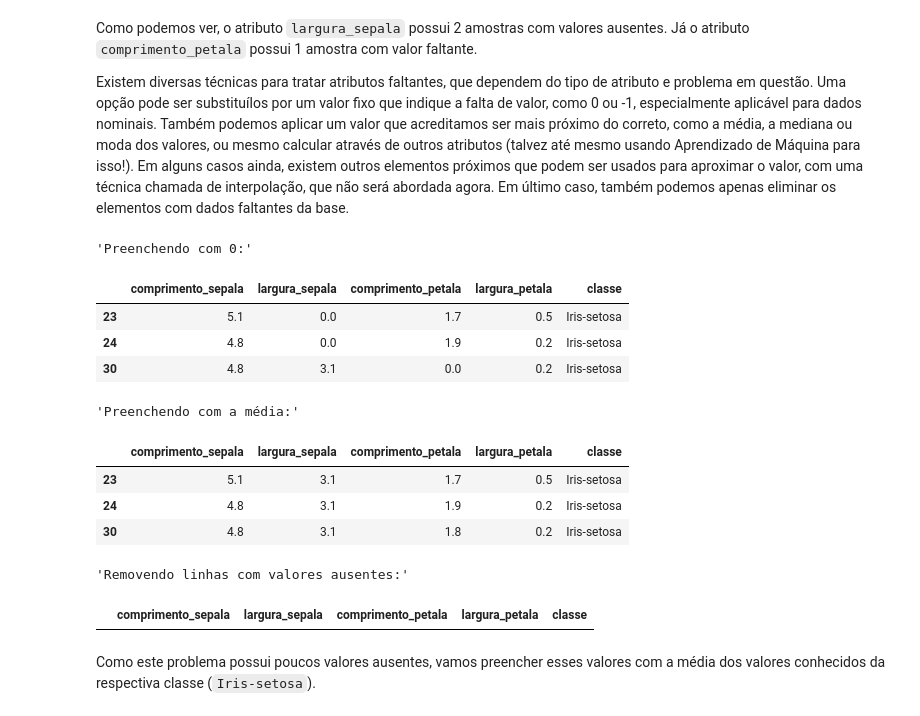
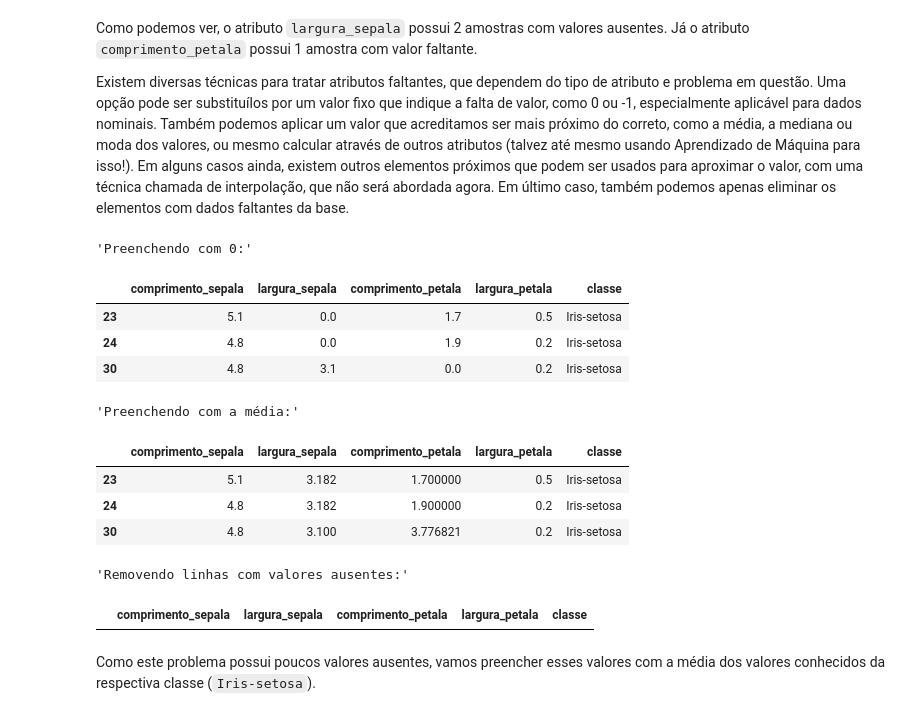
Before and after one commit to henriquemargotte/Aprendizado-de-Maquina-2025-2, a Jupyter notebook: Lab2/lab2.ipynb, the cells around one changed output. Drawn from its saved outputs; the diff is of its cells as text; code cells hidden in the pictures.

```diff
--- a/Lab2/lab2.ipynb
+++ b/Lab2/lab2.ipynb
@@ -167,22 +167,22 @@ Existem diversas técnicas para tratar atributos faltantes, que dependem do tipo
 # %%
 ausentes = df_dataset.iloc[idxRowNan]
 
 display("Preenchendo com 0:",ausentes.fillna(0)) # Preenche valores ausentes com 0
 
-display("Preenchendo com a média:", ausentes.fillna(ausentes.mean(numeric_only=True))) # Preenche valores ausentes com a média dos valores conhecidos
+display("Preenchendo com a média:", ausentes.fillna(df_dataset.mean(numeric_only=True))) # Preenche valores ausentes com a média dos valores conhecidos
 
 display("Removendo linhas com valores ausentes:",ausentes.dropna()) # Remove os valores ausentes da base
 # %% [output]
 'Preenchendo com 0:'
 |  | comprimento_sepala | largura_sepala | comprimento_petala | largura_petala | classe |
 | 23 | 5.1 | 0.0 | 1.7 | 0.5 | Iris-setosa |
 | 24 | 4.8 | 0.0 | 1.9 | 0.2 | Iris-setosa |
 | 30 | 4.8 | 3.1 | 0.0 | 0.2 | Iris-setosa |
 'Preenchendo com a média:'
 |  | comprimento_sepala | largura_sepala | comprimento_petala | largura_petala | classe |
-| 23 | 5.1 | 3.1 | 1.7 | 0.5 | Iris-setosa |
-| 24 | 4.8 | 3.1 | 1.9 | 0.2 | Iris-setosa |
-| 30 | 4.8 | 3.1 | 1.8 | 0.2 | Iris-setosa |
+| 23 | 5.1 | 3.182 | 1.700000 | 0.5 | Iris-setosa |
+| 24 | 4.8 | 3.182 | 1.900000 | 0.2 | Iris-setosa |
+| 30 | 4.8 | 3.100 | 3.776821 | 0.2 | Iris-setosa |
 'Removendo linhas com valores ausentes:'
 |  | comprimento_sepala | largura_sepala | comprimento_petala | largura_petala | classe |
 # %% [markdown]
```
Also changed, not shown: parts of 5 cells of this notebook.
